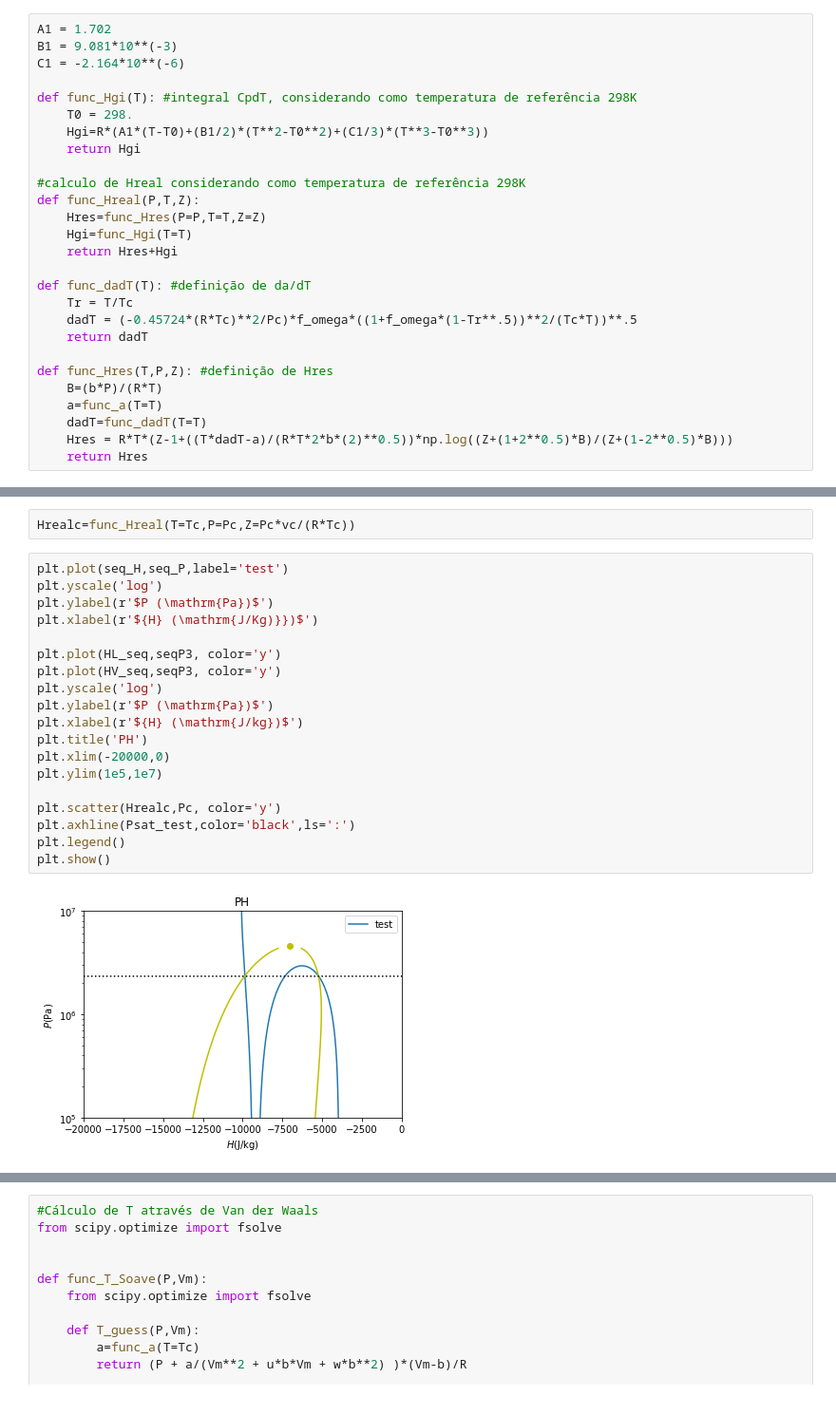
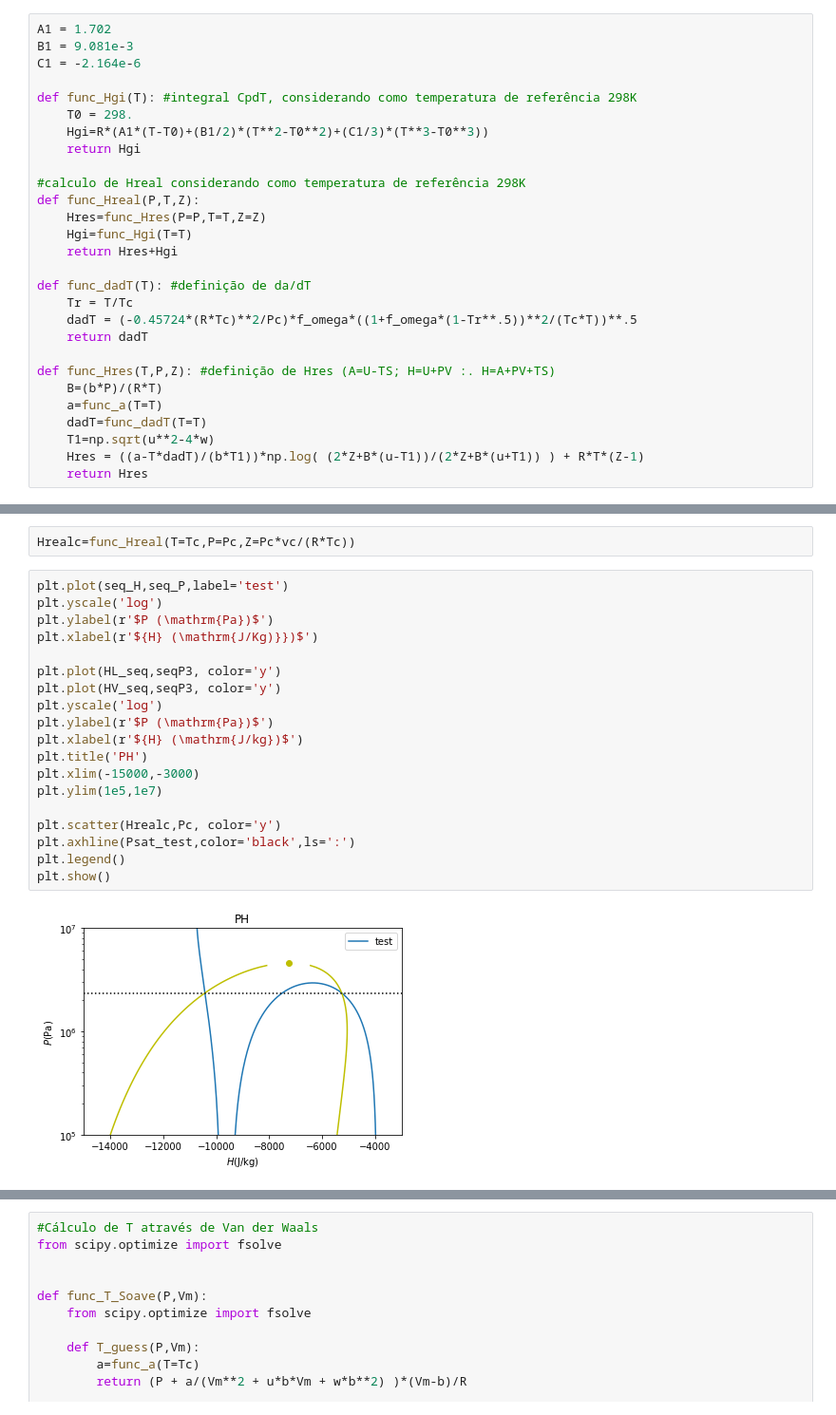
Before and after one commit to iurisegtovich/EQE359_Termodinamica_I, a Jupyter notebook: material_didatico/3_5_equacao_de_estado_cubica/aula_eos_puro_psat_SIMPLIFICADA.ipynb, the cells around one changed output, grey strips where cells are left out. Shown: that part at 95% size. Drawn from its saved outputs; the diff is of its cells as text.

```diff
--- a/material_didatico/3_5_equacao_de_estado_cubica/aula_eos_puro_psat_SIMPLIFICADA.ipynb
+++ b/material_didatico/3_5_equacao_de_estado_cubica/aula_eos_puro_psat_SIMPLIFICADA.ipynb
@@ -613,8 +613,8 @@ plt.show()
 # diagrama de fases no envelope P versus H
 # %%
 A1 = 1.702
-B1 = 9.081*10**(-3)
-C1 = -2.164*10**(-6)
+B1 = 9.081e-3
+C1 = -2.164e-6
 
 def func_Hgi(T): #integral CpdT, considerando como temperatura de referência 298K
     T0 = 298.
@@ -632,11 +632,12 @@ def func_dadT(T): #definição de da/dT
     dadT = (-0.45724*(R*Tc)**2/Pc)*f_omega*((1+f_omega*(1-Tr**.5))**2/(Tc*T))**.5
     return dadT
 
-def func_Hres(T,P,Z): #definição de Hres
+def func_Hres(T,P,Z): #definição de Hres (A=U-TS; H=U+PV :. H=A+PV+TS)
     B=(b*P)/(R*T)
     a=func_a(T=T)
     dadT=func_dadT(T=T)
-    Hres = R*T*(Z-1+((T*dadT-a)/(R*T*2*b*(2)**0.5))*np.log((Z+(1+2**0.5)*B)/(Z+(1-2**0.5)*B)))
+    T1=np.sqrt(u**2-4*w)
+    Hres = ((a-T*dadT)/(b*T1))*np.log( (2*Z+B*(u-T1))/(2*Z+B*(u+T1)) ) + R*T*(Z-1)
     return Hres
 # %%
 #CALCULAR H PARA CADA TSAT/PSAT/VSATL E TSAT/PSAT/VSATV
@@ -665,24 +666,24 @@ Hrealc=func_Hreal(T=Tc,P=Pc,Z=Pc*vc/(R*Tc))
 # %%
 plt.plot(seq_H,seq_P,label='test')
 plt.yscale('log')
 plt.ylabel(r'$P (\mathrm{Pa})$')
 plt.xlabel(r'${H} (\mathrm{J/Kg)}})$')
 
 plt.plot(HL_seq,seqP3, color='y')
 plt.plot(HV_seq,seqP3, color='y')
 plt.yscale('log')
 plt.ylabel(r'$P (\mathrm{Pa})$')
 plt.xlabel(r'${H} (\mathrm{J/kg})$')
 plt.title('PH')
-plt.xlim(-20000,0)
+plt.xlim(-15000,-3000)
 plt.ylim(1e5,1e7)
 
 plt.scatter(Hrealc,Pc, color='y')
 plt.axhline(Psat_test,color='black',ls=':')
 plt.legend()
 plt.show()
 # %% [output]
-[figure, old version]
+[figure, new version]
 # %%
 def func_Sres(T,P,Z): #cálculo da S residual
     B=b*P/(R*T)
```
Also changed, not shown: parts of 2 cells of this notebook.
